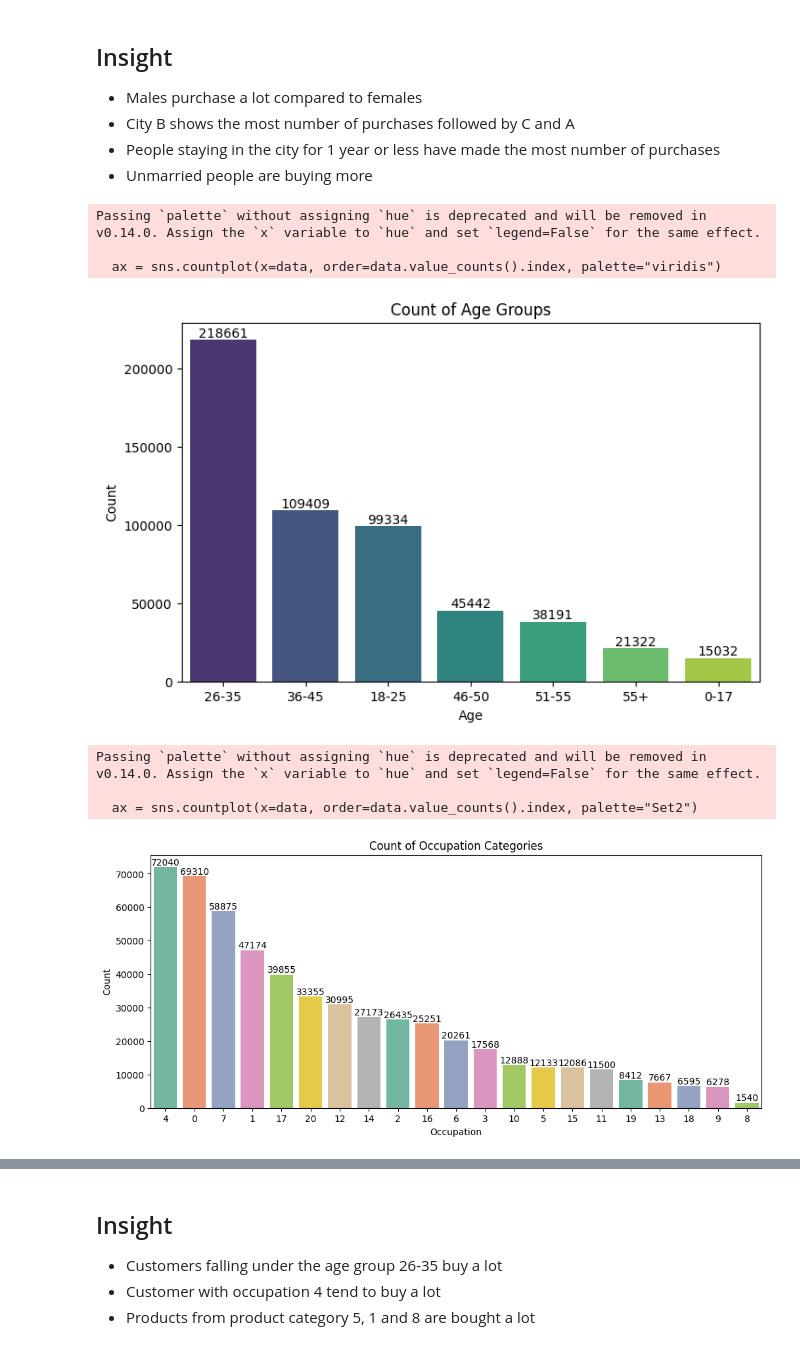
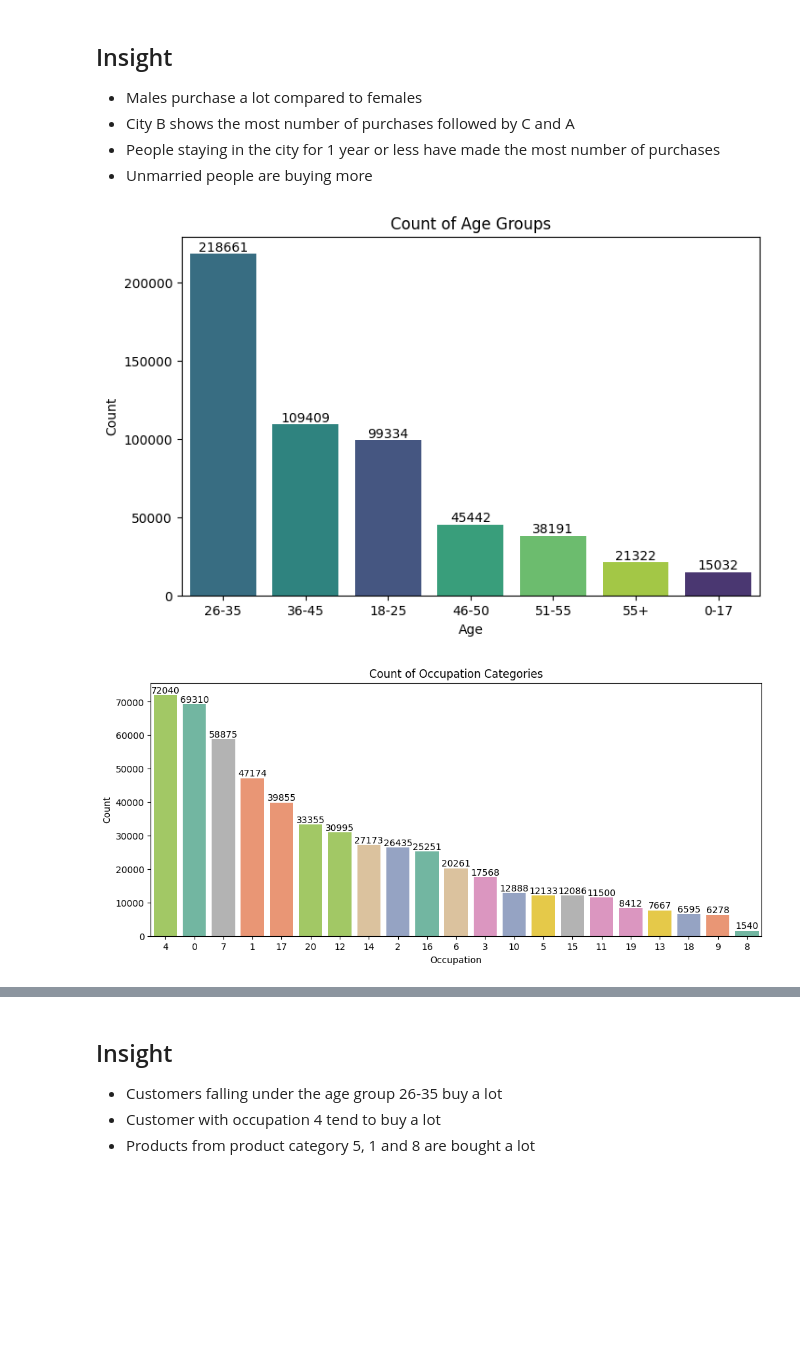
Before and after one commit to ABSHYabhi/Walmart_business_case, a Jupyter notebook: Walmart_Case_Study_Scaler.ipynb, the cells around one changed output, grey strips where cells are left out. Saved outputs shown, nothing was run; the diff lists cells and outputs as text; code cells hidden in the pictures; blank space fills up the shorter version.

```diff
--- a/Walmart_Case_Study_Scaler.ipynb
+++ b/Walmart_Case_Study_Scaler.ipynb
@@ -225,22 +225,19 @@ plt.show()
 # %%
 plt.figure(figsize=(8, 5))
 data = df["Age"]
-ax = sns.countplot(x=data, order=data.value_counts().index, palette="viridis")
+ax = sns.countplot(x=data, order=data.value_counts().index, palette="viridis", hue=data, dodge=False, legend=False)
 for container in ax.containers:
     ax.bar_label(container)
 plt.title("Count of Age Groups")
 plt.xlabel("Age")
 plt.ylabel("Count")
 plt.show()
 # %% [output]
-Passing `palette` without assigning `hue` is deprecated and will be removed in v0.14.0. Assign the `x` variable to `hue` and set `legend=False` for the same effect.
-
-  ax = sns.countplot(x=data, order=data.value_counts().index, palette="viridis")
-[figure, old version]
+[figure, new version]
 # %%
 plt.figure(figsize=(12, 5))
 data = df["Occupation"]
-ax = sns.countplot(x=data, order=data.value_counts().index, palette="Set2")
+ax = sns.countplot(x=data, order=data.value_counts().index, palette="Set2", hue=data, dodge=False, legend=False)
 for container in ax.containers:
     ax.bar_label(container)
 plt.title("Count of Occupation Categories")
@@ -248,10 +245,7 @@ plt.xlabel("Occupation")
 plt.ylabel("Count")
 plt.show()
 # %% [output]
-Passing `palette` without assigning `hue` is deprecated and will be removed in v0.14.0. Assign the `x` variable to `hue` and set `legend=False` for the same effect.
-
-  ax = sns.countplot(x=data, order=data.value_counts().index, palette="Set2")
-[figure, old version]
+[figure, new version]
 # %%
 plt.figure(figsize=(10, 5))
 data = df["Product_Category"]
```
Also changed, not shown: parts of 2 cells of this notebook.
